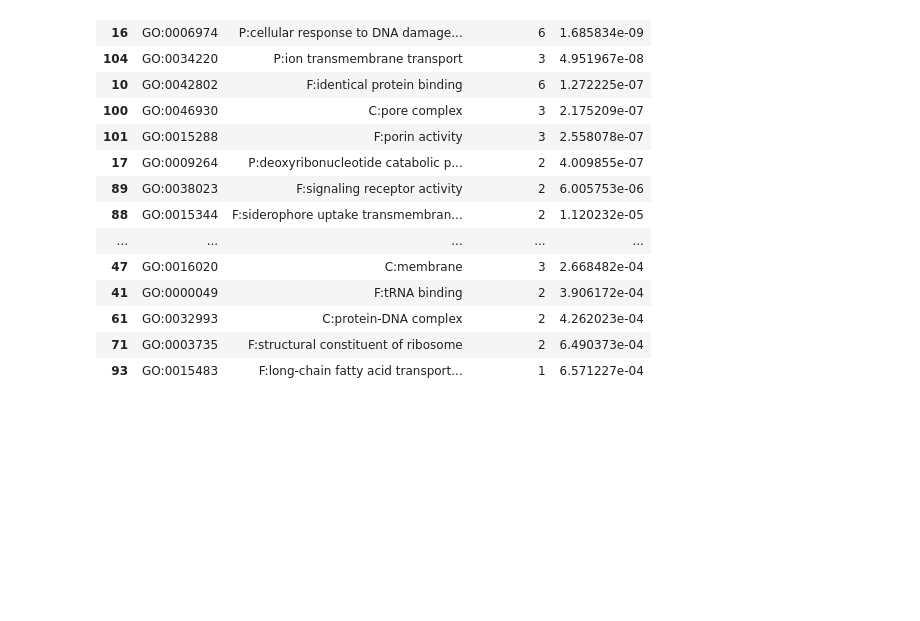
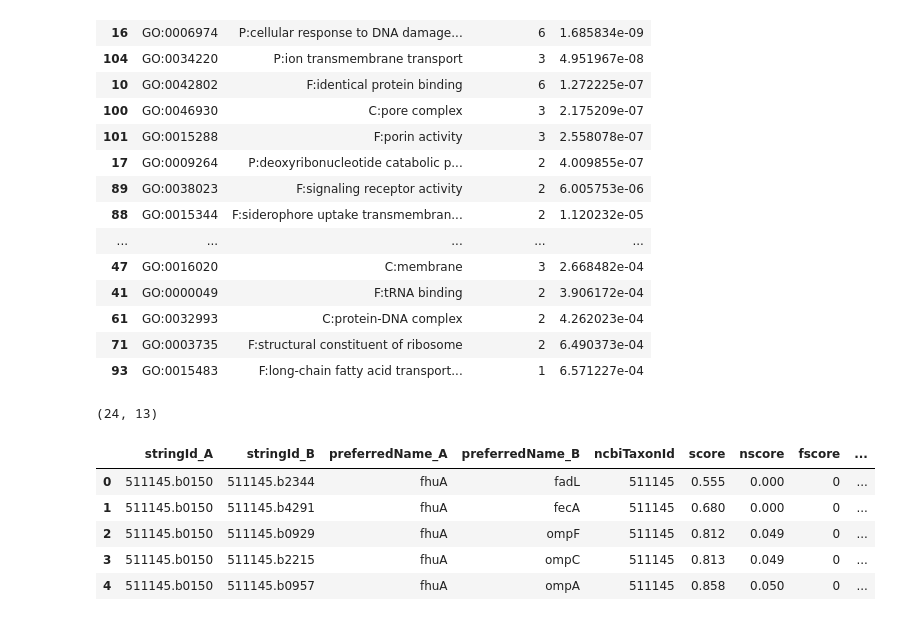
Before and after one commit to p-mota/tp-proteomics, a Jupyter notebook: Untitled1.ipynb, the cells around one changed output. Saved outputs shown, nothing was run; the diff lists cells and outputs as text; code cells hidden in the pictures; blank space fills up the shorter version.

```diff
--- a/Untitled1.ipynb
+++ b/Untitled1.ipynb
@@ -541,3 +541,34 @@ go_pvalues.head(20)
 | 61 | GO:0032993 | C:protein-DNA complex | 2 | 4.262023e-04 |
 | 71 | GO:0003735 | F:structural constituent of ribosome | 2 | 6.490373e-04 |
 | 93 | GO:0015483 | F:long-chain fatty acid transport... | 1 | 6.571227e-04 |
+# %%
+import requests
+import pandas as pd
+
+# Liste des accessions UniProt surabondantes
+proteins = "%0d".join(overabundant_accessions)
+
+# Appel API STRING
+url = "https://string-db.org/api/tsv/network"
+params = {
+    "identifiers": "\r".join(overabundant_accessions),
+    "species": 511145,
+    "caller_identity": "tp_proteomics"
+}
+
+response = requests.get(url, params=params)
+lines = response.text.strip().split("\n")
+
+# Parser le TSV
+from io import StringIO
+df_string = pd.read_csv(StringIO(response.text), sep="\t")
+print(df_string.shape)
+df_string.head()
+# %% [output]
+(24, 13)
+|  | stringId_A | stringId_B | preferredName_A | preferredName_B | ncbiTaxonId | score | nscore | fscore | ... |
+| 0 | 511145.b0150 | 511145.b2344 | fhuA | fadL | 511145 | 0.555 | 0.000 | 0 | ... |
+| 1 | 511145.b0150 | 511145.b4291 | fhuA | fecA | 511145 | 0.680 | 0.000 | 0 | ... |
+| 2 | 511145.b0150 | 511145.b0929 | fhuA | ompF | 511145 | 0.812 | 0.049 | 0 | ... |
+| 3 | 511145.b0150 | 511145.b2215 | fhuA | ompC | 511145 | 0.813 | 0.049 | 0 | ... |
+| 4 | 511145.b0150 | 511145.b0957 | fhuA | ompA | 511145 | 0.858 | 0.050 | 0 | ... |
```
Also changed, not shown: parts of 1 cell of this notebook, 1 other file.
